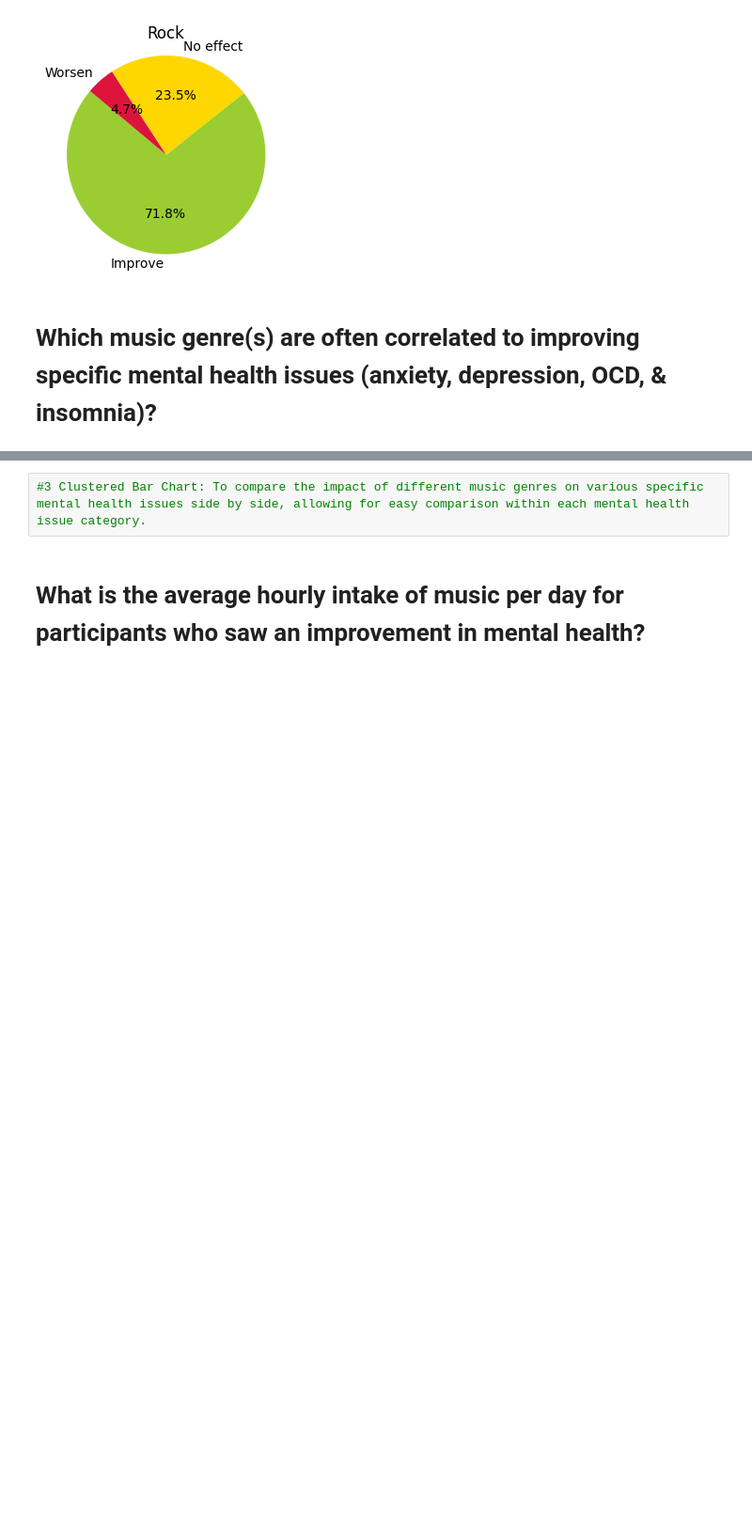
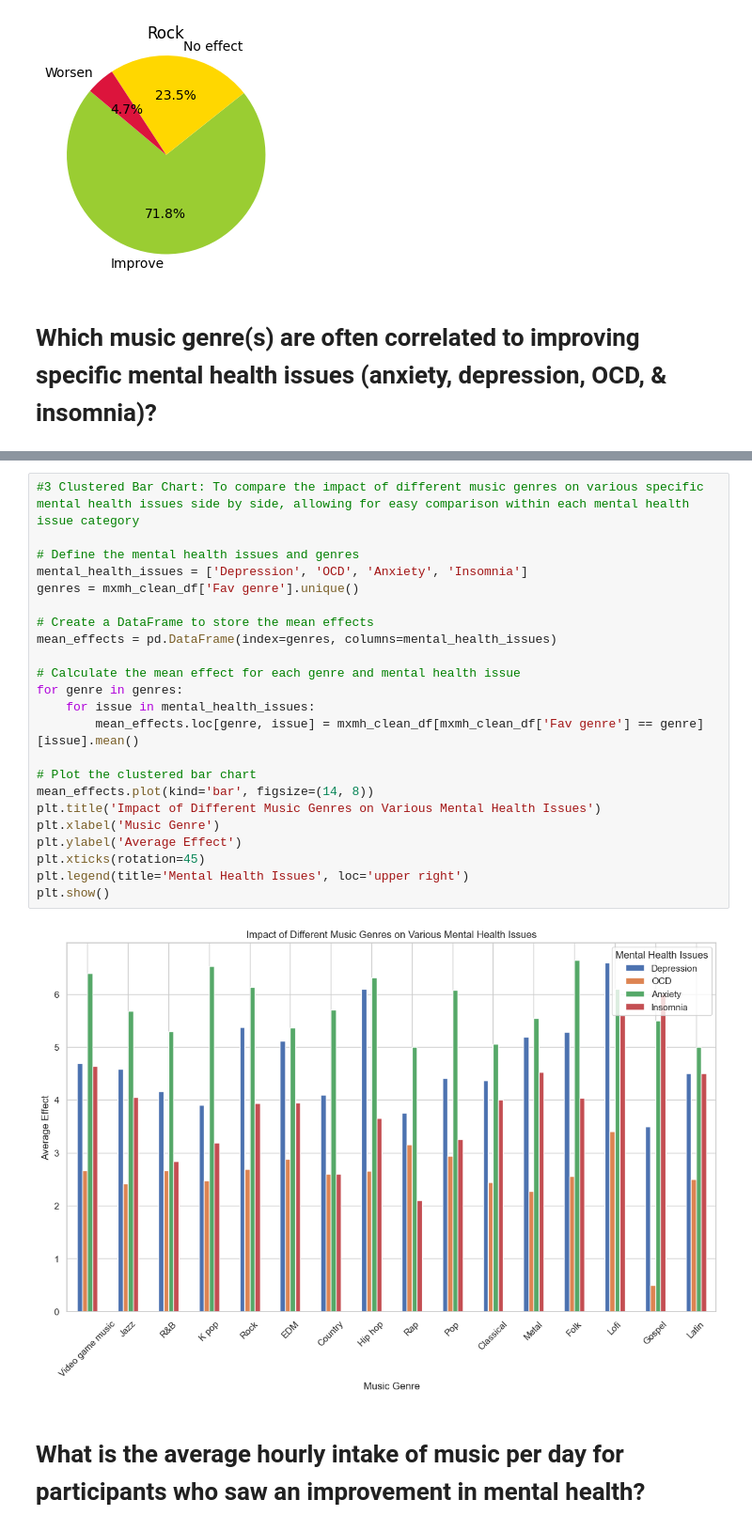
Before and after one commit to karinaahumada01/project-1, a Jupyter notebook: mxmh_main_analysis.ipynb, the cells around one changed output, grey strips where cells are left out. Shown at 94% size. Drawn from its saved outputs; the diff is of its cells as text; blank space fills up the shorter version.

```diff
--- a/mxmh_main_analysis.ipynb
+++ b/mxmh_main_analysis.ipynb
@@ -230,5 +253,28 @@ for genre in genre_effect_counts_top5.index:
 # %%
-#3 Clustered Bar Chart: To compare the impact of different music genres on various specific mental health issues side by side, allowing for easy comparison within each mental health issue category.
+#3 Clustered Bar Chart: To compare the impact of different music genres on various specific mental health issues side by side, allowing for easy comparison within each mental health issue category
+
+# Define the mental health issues and genres
+mental_health_issues = ['Depression', 'OCD', 'Anxiety', 'Insomnia']
+genres = mxmh_clean_df['Fav genre'].unique()
+
+# Create a DataFrame to store the mean effects
+mean_effects = pd.DataFrame(index=genres, columns=mental_health_issues)
+
+# Calculate the mean effect for each genre and mental health issue
+for genre in genres:
+    for issue in mental_health_issues:
+        mean_effects.loc[genre, issue] = mxmh_clean_df[mxmh_clean_df['Fav genre'] == genre][issue].mean()
+
+# Plot the clustered bar chart
+mean_effects.plot(kind='bar', figsize=(14, 8))
+plt.title('Impact of Different Music Genres on Various Mental Health Issues')
+plt.xlabel('Music Genre')
+plt.ylabel('Average Effect')
+plt.xticks(rotation=45)
+plt.legend(title='Mental Health Issues', loc='upper right')
+plt.show()
+# %% [output]
+[figure, added]
 # %% [markdown]
 # What is the average hourly intake of music per day for participants who saw an improvement in mental health?
 # %%
```
Also changed, not shown: parts of 5 cells of this notebook.
